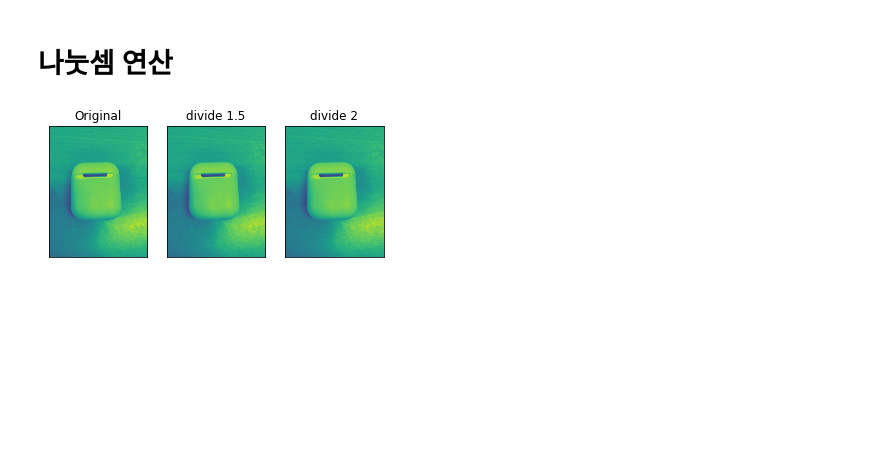
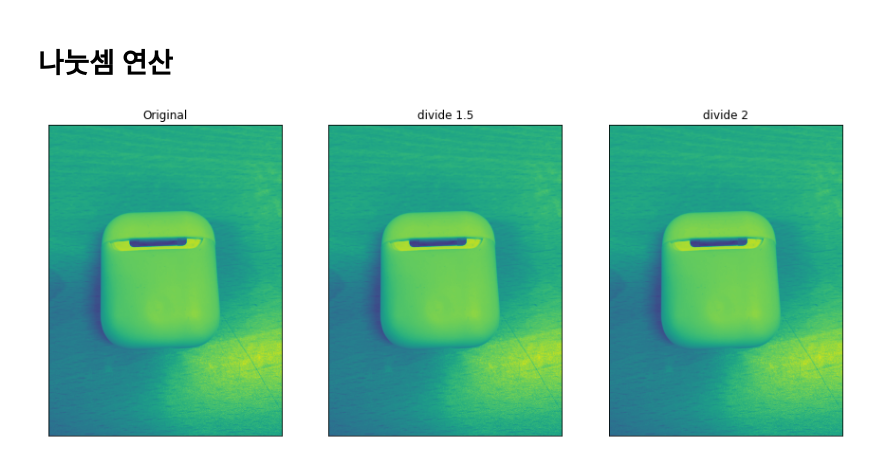
Before and after one commit to swkim01/DSAC5, a Jupyter notebook: gg-08-화소_점_처리.ipynb, the cells around one changed output. Cells and saved outputs as stored; diff of their text form; code cells hidden in the pictures; blank space fills up the shorter version.

```diff
--- a/gg-08-화소_점_처리.ipynb
+++ b/gg-08-화소_점_처리.ipynb
@@ -105,12 +108,14 @@ from matplotlib import pyplot as plt
 img = cv2.imread('./case.jpg')
 grayimg = cv2.cvtColor(img, cv2.COLOR_BGR2GRAY)
 # %%
+plt.figure(figsize=(15,15))
 plt.subplot(131),plt.imshow(grayimg),plt.title('Original')
 plt.xticks([]), plt.yticks([])
-plt.subplot(132),plt.imshow(grayimg/1.5),plt.title('divide 1.5')
+div = cv2.divide(grayimg,1.5)
+plt.subplot(132),plt.imshow(div),plt.title('divide 1.5')
 plt.xticks([]), plt.yticks([])
-plt.subplot(133),plt.imshow(grayimg/2),plt.title('divide 2')
+plt.subplot(133),plt.imshow(cv2.divide(grayimg,2)),plt.title('divide 2')
 plt.xticks([]), plt.yticks([])
 plt.show()
 # %% [output]
-[figure, old version]
+[figure, new version]
```
Also changed, not shown: parts of 5 cells of this notebook.
